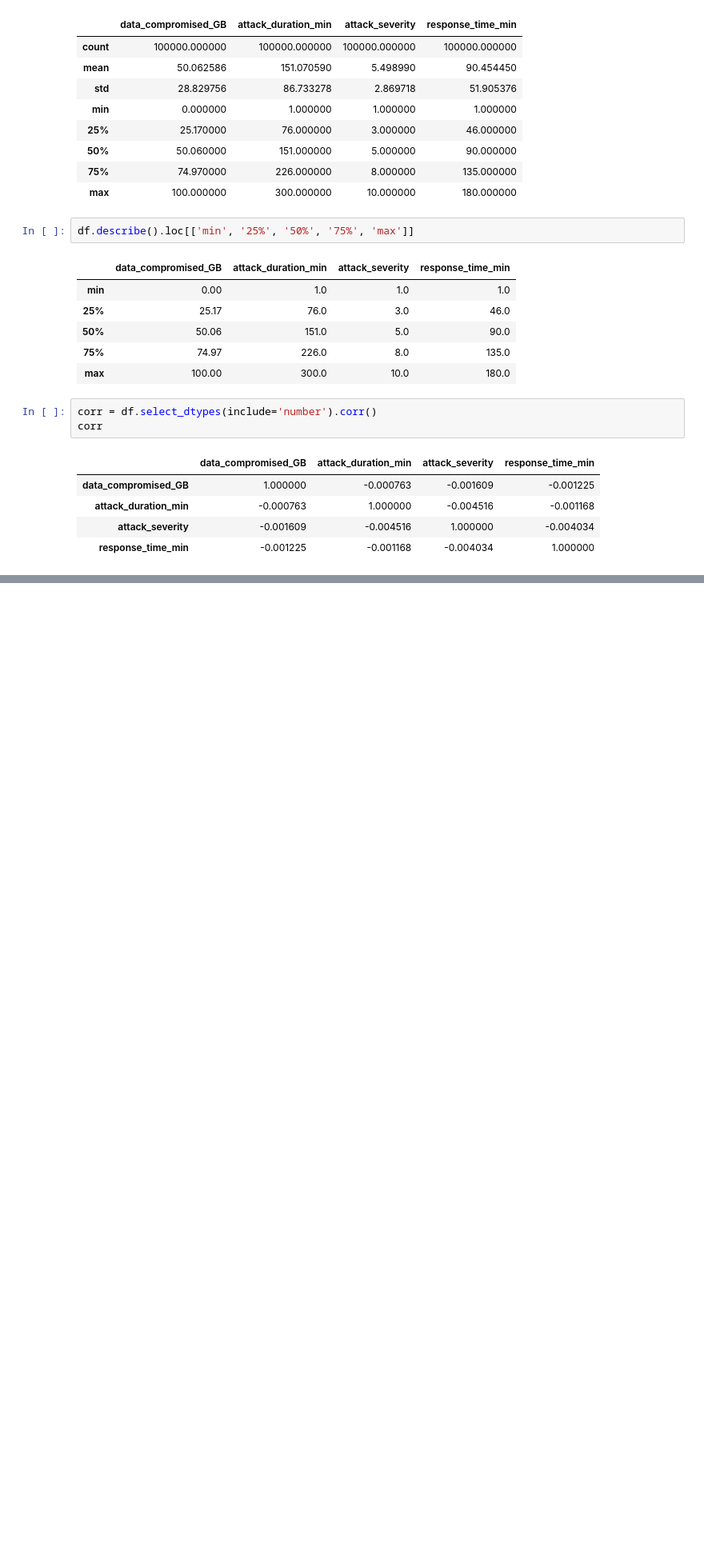
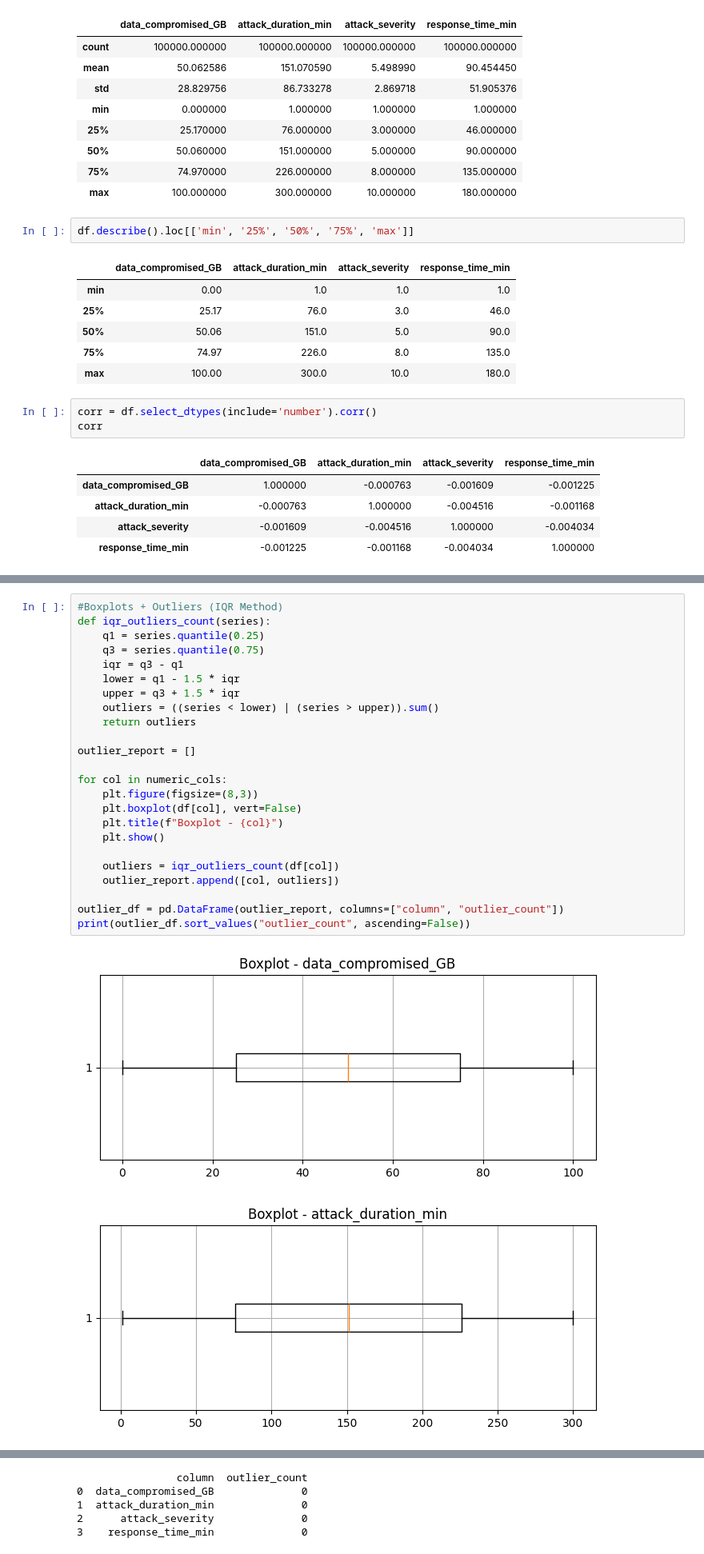
Before and after one commit to noor-gh06/Cybercrime-DataMining, a Jupyter notebook: Phase2.ipynb, the cells around one changed output, grey strips where cells are left out. Shown at 80% size. Cells and saved outputs as stored; diff of their text form; blank space fills up the shorter version.

```diff
--- a/Phase2.ipynb
+++ b/Phase2.ipynb
@@ -70,0 +169,27 @@ corr
+# %%
+#Boxplots + Outliers (IQR Method)
+def iqr_outliers_count(series):
+    q1 = series.quantile(0.25)
+    q3 = series.quantile(0.75)
+    iqr = q3 - q1
+    lower = q1 - 1.5 * iqr
+    upper = q3 + 1.5 * iqr
+    outliers = ((series < lower) | (series > upper)).sum()
+    return outliers
+
+outlier_report = []
+
+for col in numeric_cols:
+    plt.figure(figsize=(8,3))
+    plt.boxplot(df[col], vert=False)
+    plt.title(f"Boxplot - {col}")
+    plt.show()
+
+    outliers = iqr_outliers_count(df[col])
+    outlier_report.append([col, outliers])
+
+outlier_df = pd.DataFrame(outlier_report, columns=["column", "outlier_count"])
+print(outlier_df.sort_values("outlier_count", ascending=False))
+# %% [output]
+[figure, added]
+[figure, added]
@@ -70,0 +198,5 @@ corr
+                column  outlier_count
+0  data_compromised_GB              0
+1  attack_duration_min              0
+2      attack_severity              0
+3    response_time_min              0
```
Also changed, not shown: parts of 12 cells of this notebook.
